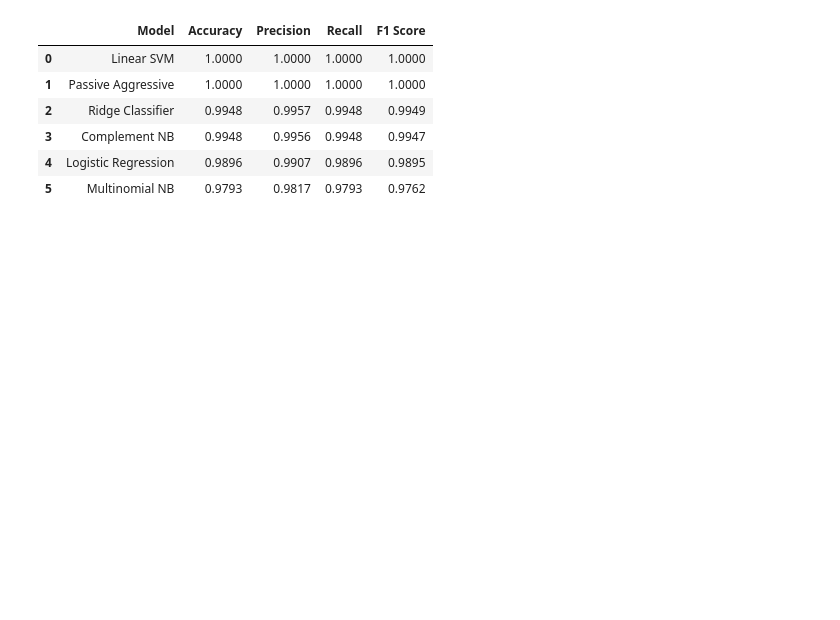
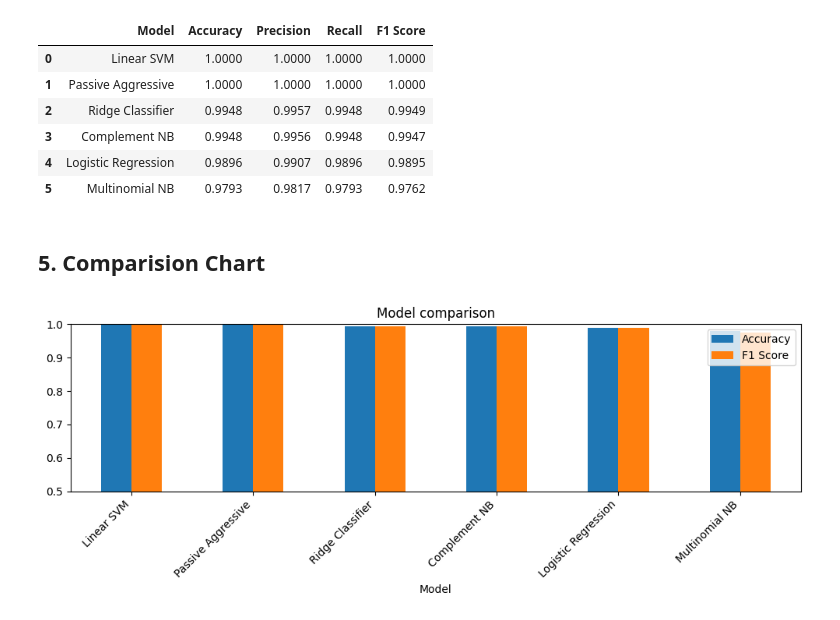
Before and after one commit to bhavya25-ds/Resume-Screening--Classification, a Jupyter notebook: 03_Model_Training.ipynb, the cells around one changed output. Drawn from its saved outputs; the diff is of its cells as text; code cells hidden in the pictures; blank space fills up the shorter version.

```diff
--- a/03_Model_Training.ipynb
+++ b/03_Model_Training.ipynb
@@ -48,3 +50,15 @@ res_df.round(4)
 | 3 | Complement NB | 0.9948 | 0.9956 | 0.9948 | 0.9947 |
 | 4 | Logistic Regression | 0.9896 | 0.9907 | 0.9896 | 0.9895 |
 | 5 | Multinomial NB | 0.9793 | 0.9817 | 0.9793 | 0.9762 |
+# %% [markdown]
+## 5. Comparision Chart
+# %%
+fig, ax= plt.subplots(figsize= (10, 4))
+res_df.set_index('Model')[['Accuracy','F1 Score']].plot(kind='bar',ax=ax);
+ax.set_title('Model comparison');
+ax.set_ylim(min(0.5,res_df['F1 Score'].min()-0.05),1.0);
+plt.xticks(rotation=45,ha='right');
+plt.tight_layout();
+plt.show()
+# %% [output]
+[figure, added]
```
Also changed, not shown: parts of 3 cells of this notebook.
